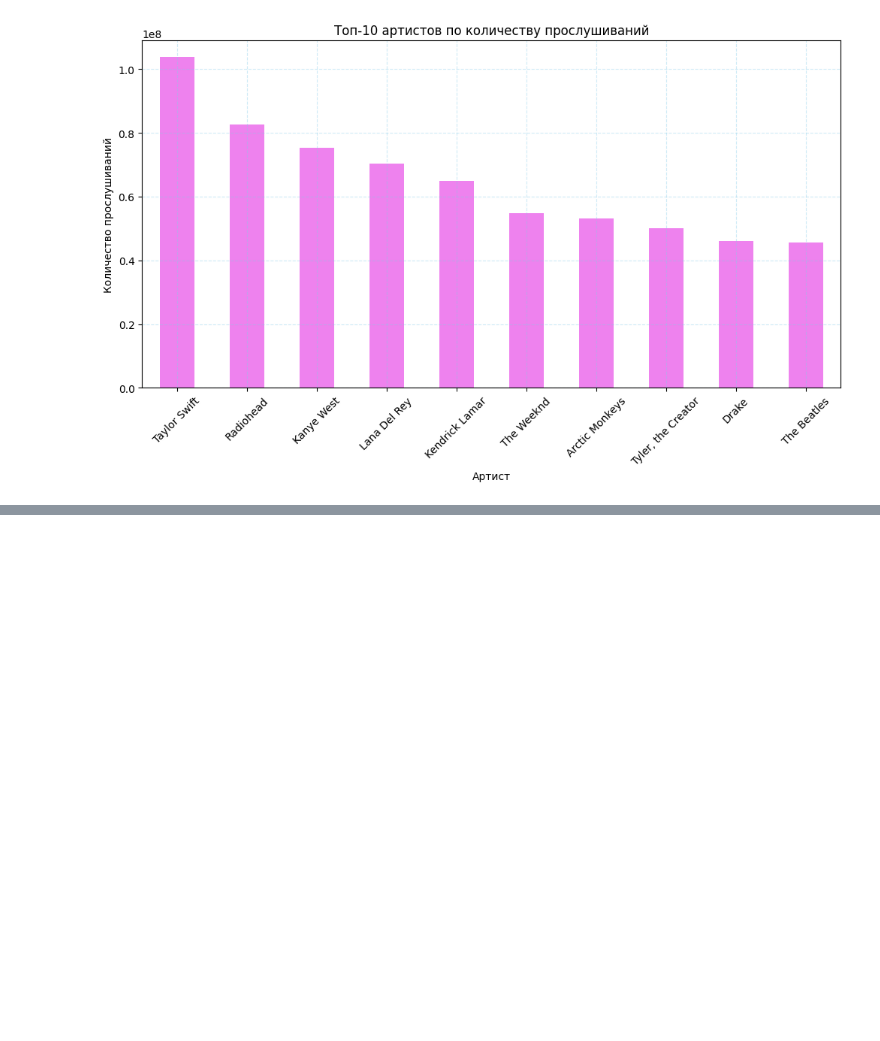
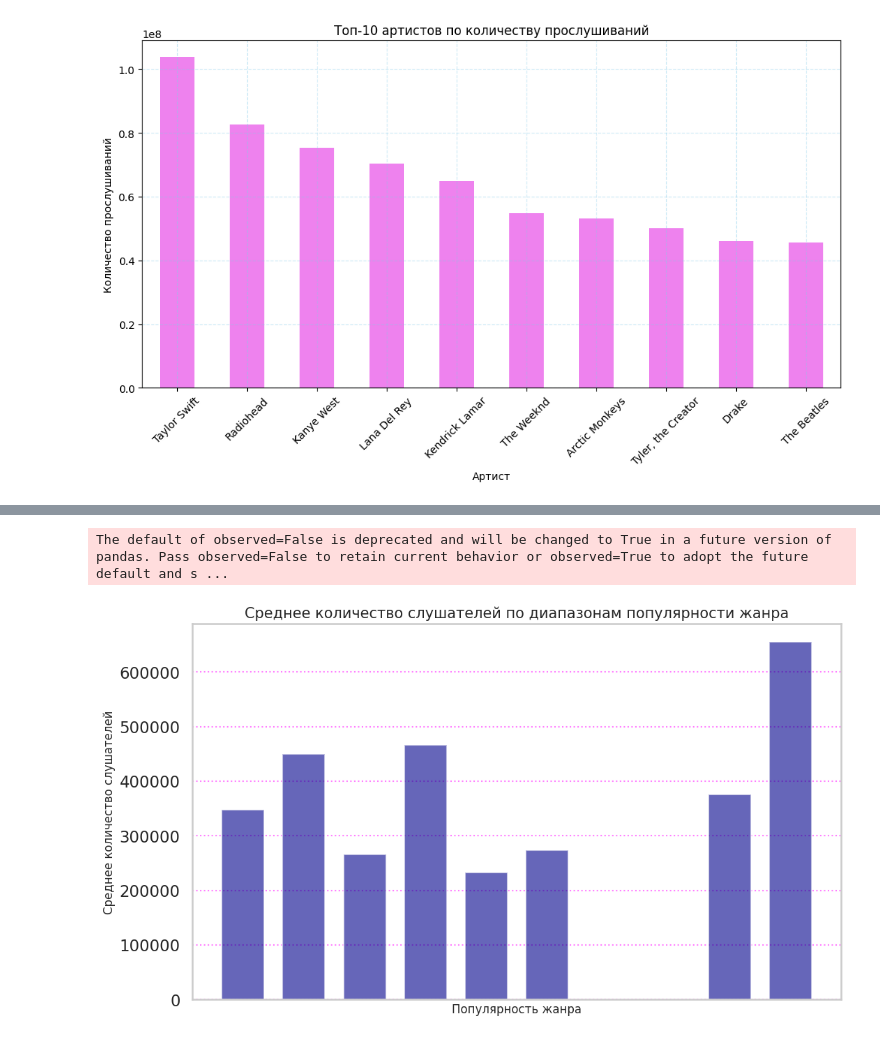
Before and after one commit to Thamgr/GP2-Music, a Jupyter notebook: EDA.ipynb, the cells around one changed output, grey strips where cells are left out. Drawn from its saved outputs; the diff is of its cells as text; code cells hidden in the pictures; blank space fills up the shorter version.

```diff
--- a/EDA.ipynb
+++ b/EDA.ipynb
@@ -158,0 +326,38 @@ plt.show()
+# %%
+import pandas as pd
+import matplotlib.pyplot as plt
+import numpy as np
+
+min_popularity = df['genre_popularity'].min()
+max_popularity = df['genre_popularity'].max()
+
+n_bins = 10
+df['genre_popularity_bin'] = pd.cut(
+    df['genre_popularity'],
+    bins=n_bins
+)
+bin_stats = df.groupby('genre_popularity_bin').agg({
+    'listeners': 'mean',
+    'title': 'count'
+}).reset_index()
+
+plt.figure(figsize=(12, 7))
+
+bars = plt.bar(
+    range(len(bin_stats)),
+    bin_stats['listeners'],
+    color='darkblue',
+    width=0.7,
+    alpha=0.6
+)
+
+plt.title('Среднее количество слушателей по диапазонам популярности жанра', fontsize=15)
+plt.xlabel('Популярность жанра', fontsize=12)
+plt.ylabel('Среднее количество слушателей', fontsize=12)
+plt.xticks([])
+plt.grid(axis='y', linestyle='dotted', alpha=0.5, color = 'magenta')
+
+plt.show()
+# %% [output]
+The default of observed=False is deprecated and will be changed to True in a future version of pandas. Pass observed=False to retain current behavior or observed=True to adopt the future default and s ...
+[figure, added]
```
Also changed, not shown: parts of 8 cells of this notebook.
